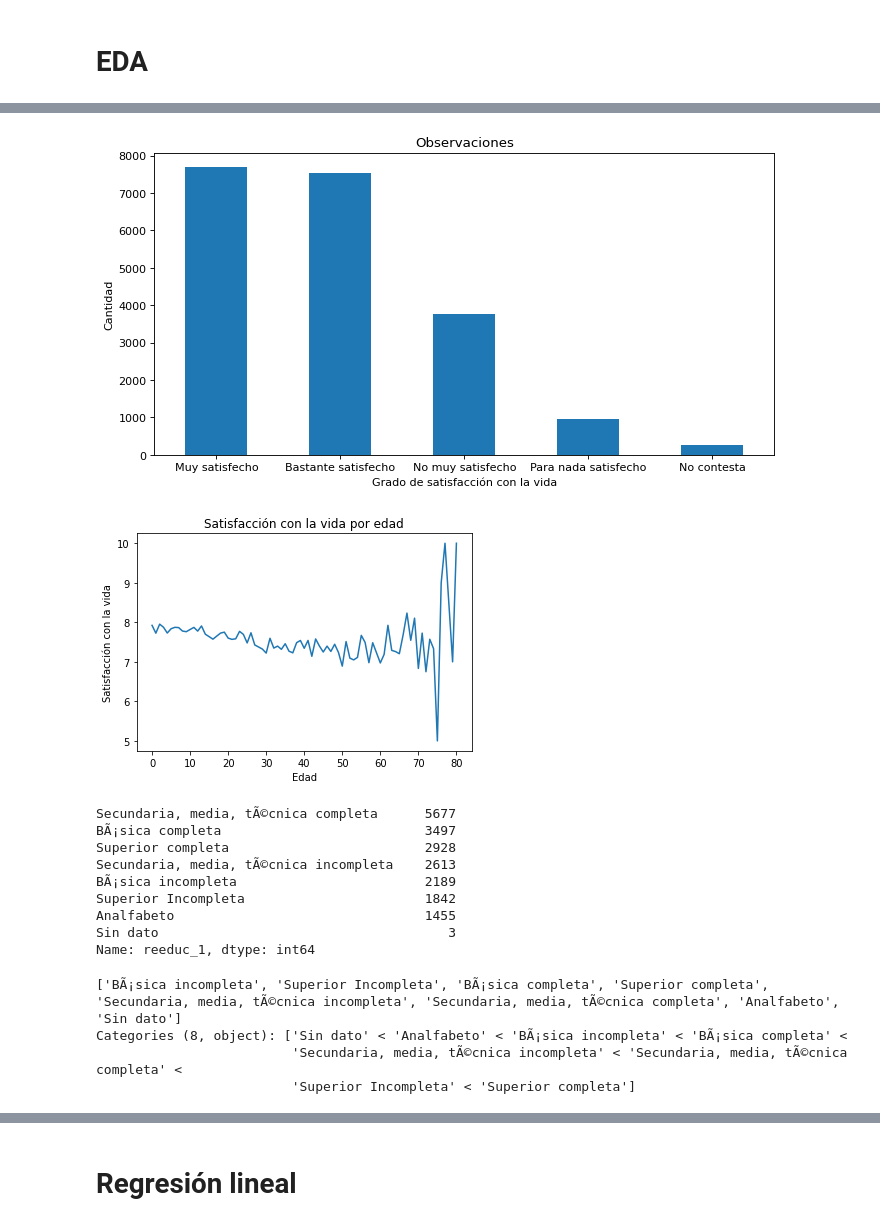
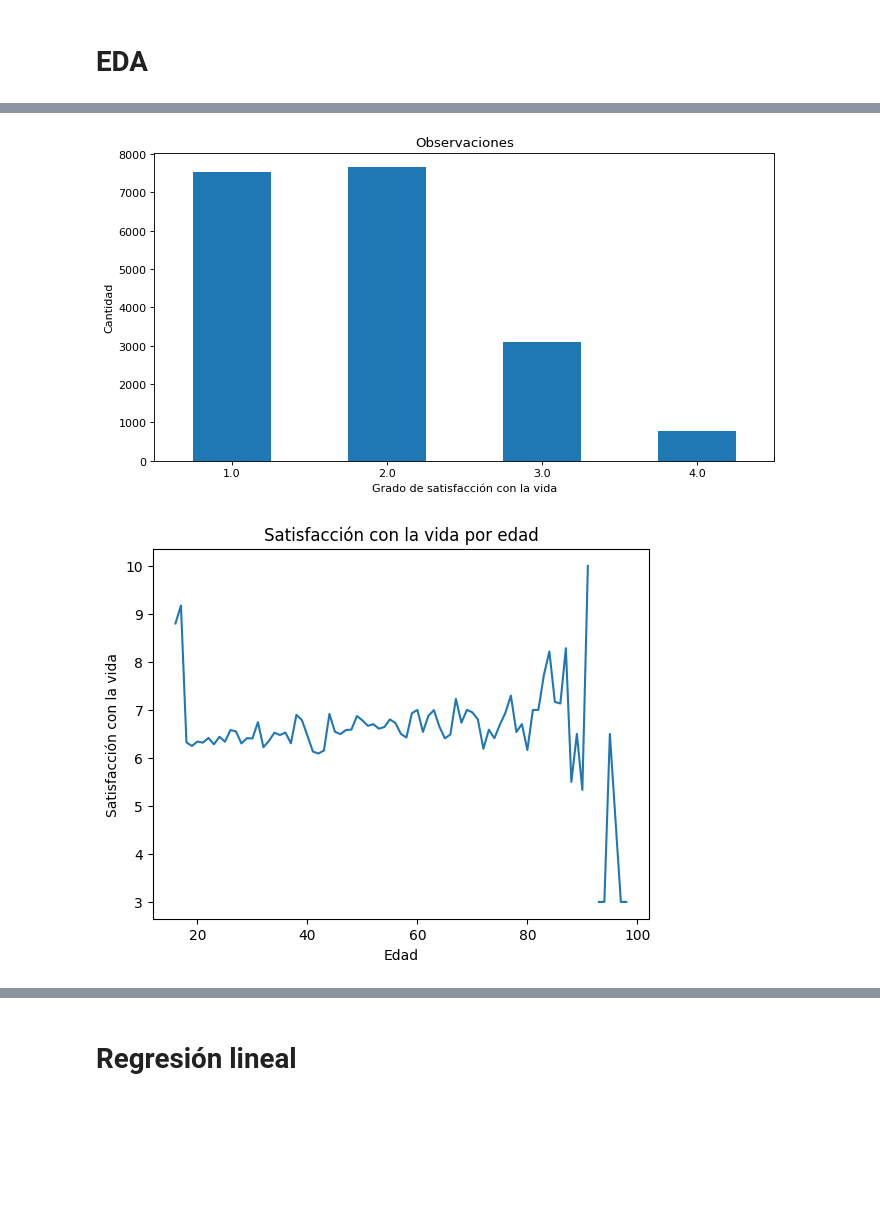
Before and after one commit to LCaravaggio/ClaseFelicidad_Maestria, a Jupyter notebook: Felicidad.ipynb, the cells around one changed output, grey strips where cells are left out. Saved outputs shown, nothing was run; the diff lists cells and outputs as text; code cells hidden in the pictures; blank space fills up the shorter version.

```diff
--- a/Felicidad.ipynb
+++ b/Felicidad.ipynb
@@ -17,3 +26,6 @@ df = pd.read_stata('/content/drive/MyDrive/Latinobarometro_2020_Esp_Stata_v1_0.d
+# %%
+reader = pd.read_stata('/content/Latinobarometro_2024_Stata_esp_v20250817.dta',convert_categoricals=False, iterator=True)
+df = reader.read()
 # %%
 df.head(2)
 # %% [output]
@@ -65,3 +54,3 @@ Categories (5, object): ['No contesta' < 'Muy satisfecho' < 'Bastante satisfecho
 # %%
-df['p1st_values']=df['p1st'].replace(df['p1st'].unique(), [10, 3, 7, 5, np.nan], inplace=False)
+df['P1ST_values']=df['P1ST'].replace(df['P1ST'].unique(), [10, 3, 7, 5, np.nan], inplace=False)
 # %%
@@ -91,38 +81,19 @@ from matplotlib.pyplot import figure
 
 figure(figsize=(10,5), dpi=80)
 
-df['p1st'].value_counts().plot(kind="bar")
+df['P1ST'].value_counts().sort_index().plot(kind="bar")
 plt.title("Observaciones")
 plt.xlabel("Grado de satisfacción con la vida")
 plt.xticks(rotation=0)
 plt.ylabel("Cantidad")
 plt.show()
 # %% [output]
-[figure, old version]
+[figure, new version]
 # %%
 plt.title('Satisfacción con la vida por edad')
 plt.xlabel('Edad')
 plt.ylabel('Satisfacción con la vida')
-plt.plot(df.groupby('edad')[['p1st_values']].mean())
+plt.plot(df.groupby('EDAD')[['P1ST_values']].mean())
 plt.show()
 # %% [output]
-[figure, old version]
+[figure, new version]
-# %%
-df['reeduc_1'].value_counts()
-# %% [output]
-Secundaria, media, tÃ©cnica completa      5677
-BÃ¡sica completa                          3497
-Superior completa                         2928
-Secundaria, media, tÃ©cnica incompleta    2613
-BÃ¡sica incompleta                        2189
-Superior Incompleta                       1842
-Analfabeto                                1455
-Sin dato                                     3
-Name: reeduc_1, dtype: int64
-# %%
-df['reeduc_1'].unique()
-# %% [output]
-['BÃ¡sica incompleta', 'Superior Incompleta', 'BÃ¡sica completa', 'Superior completa', 'Secundaria, media, tÃ©cnica incompleta', 'Secundaria, media, tÃ©cnica completa', 'Analfabeto', 'Sin dato']
-Categories (8, object): ['Sin dato' < 'Analfabeto' < 'BÃ¡sica incompleta' < 'BÃ¡sica completa' <
-                         'Secundaria, media, tÃ©cnica incompleta' < 'Secundaria, media, tÃ©cnica completa' <
-                         'Superior Incompleta' < 'Superior completa']
```
Also changed, not shown: parts of 20 cells of this notebook.
